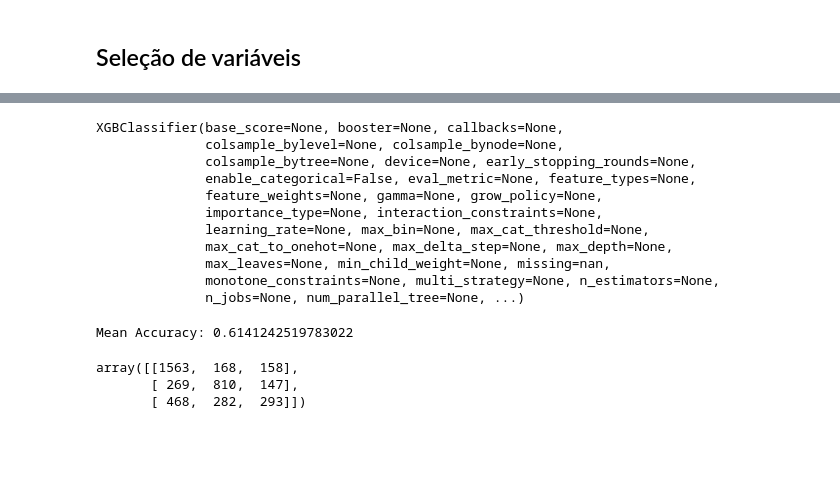
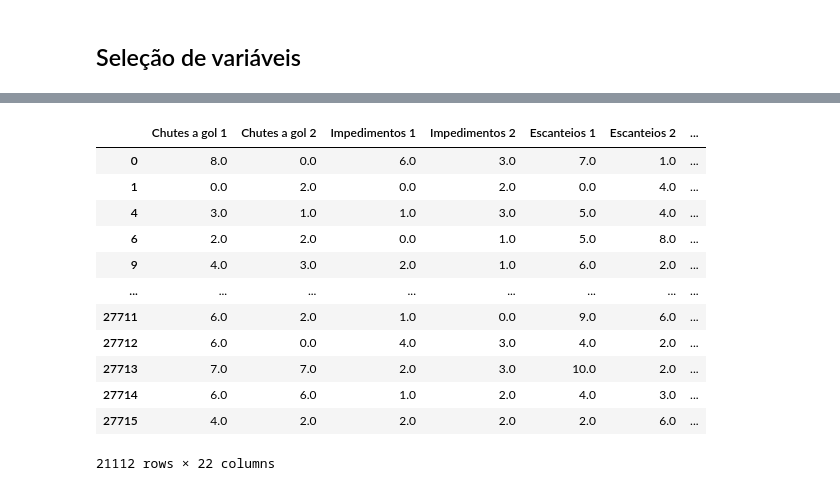
Before and after one commit to UFRJ-Analytica/PS-2025.1, a Jupyter notebook: draft.ipynb, the cells around one changed output, grey strips where cells are left out. Drawn from its saved outputs; the diff is of its cells as text; code cells hidden in the pictures; blank space fills up the shorter version.

```diff
--- a/draft.ipynb
+++ b/draft.ipynb
@@ -158,0 +433,2 @@ dtype: int64
+# %%
+oversample = 0
@@ -158,0 +444,16 @@ dtype: int64
+# %%
+if (not oversample ):
+    count_per_class = ace_df_encoded_cut.groupby('Resultado Time 1').size()
+
+    samples_threshold = min(ace_df_encoded_cut.groupby('Resultado Time 1').size())
+
+    for mat, count in count_per_class.items():
+        while count > samples_threshold:
+            # Pega índices das linhas no grupo 'mat' até atingir o limite
+            exceding_samples = ace_df_encoded_cut[ace_df_encoded_cut['Resultado Time 1'] == mat].sample(n=count - samples_threshold).index
+
+            # Faça o drop das linhas excedentes
+            ace_df_encoded_cut = ace_df_encoded_cut.drop(exceding_samples)
+
+            # Atualize a contagem para o grupo 'genre'
+            count = len(ace_df_encoded_cut[ace_df_encoded_cut['Resultado Time 1'] == mat])
@@ -159,40 +580,29 @@ dtype: int64
 # %%
-import pandas as pd
-from sklearn.model_selection import train_test_split
-from xgboost import XGBClassifier
-from sklearn.model_selection import cross_val_score
 
 # Split the data into training and testing sets
-X = ace_df_encoded.drop(['Resultado Time 1','Gols 1', 'Gols 2'], axis=1)
-y = ace_df_encoded['Resultado Time 1']
+# X = ace_df_encoded.drop(['Resultado Time 1','Gols 1', 'Gols 2'] + , axis=1)
+
+target_var1 = ['Gols 1']
+target_var2 = ['Gols 2']
+target_var3 = ['Resultado Time 1']
+
+X = ace_df_encoded_cut.drop(target_var1+target_var2+target_var3, axis=1)
+y = ace_df_encoded_cut[target_var3]
+
 X_train, X_test, y_train, y_test = train_test_split(X, y, test_size=0.15, random_state=42)
-# %%
-# Create and fit the XGBoost model
-model = XGBClassifier()
-model.fit(X_train, y_train)
-# %% [output]
-XGBClassifier(base_score=None, booster=None, callbacks=None,
-              colsample_bylevel=None, colsample_bynode=None,
-              colsample_bytree=None, device=None, early_stopping_rounds=None,
-              enable_categorical=False, eval_metric=None, feature_types=None,
-              feature_weights=None, gamma=None, grow_policy=None,
-              importance_type=None, interaction_constraints=None,
-              learning_rate=None, max_bin=None, max_cat_threshold=None,
-              max_cat_to_onehot=None, max_delta_step=None, max_depth=None,
-              max_leaves=None, min_child_weight=None, missing=nan,
-              monotone_constraints=None, multi_strategy=None, n_estimators=None,
-              n_jobs=None, num_parallel_tree=None, ...)
-# %%
-# Evaluate the model using cross-validation
-scores = cross_val_score(model, X, y, cv=5)
-mean_accuracy = scores.mean()
-
-print("Mean Accuracy:", mean_accuracy)
-# %% [output]
-Mean Accuracy: 0.6141242519783022
-# %%
-confusion_matrix
-# %% [output]
-array([[1563,  168,  158],
-       [ 269,  810,  147],
-       [ 468,  282,  293]])
+# %%
+X
+# %% [output]
+|  | Chutes a gol 1 | Chutes a gol 2 | Impedimentos 1 | Impedimentos 2 | Escanteios 1 | Escanteios 2 | ... |
+| 0 | 8.0 | 0.0 | 6.0 | 3.0 | 7.0 | 1.0 | ... |
+| 1 | 0.0 | 2.0 | 0.0 | 2.0 | 0.0 | 4.0 | ... |
+| 4 | 3.0 | 1.0 | 1.0 | 3.0 | 5.0 | 4.0 | ... |
+| 6 | 2.0 | 2.0 | 0.0 | 1.0 | 5.0 | 8.0 | ... |
+| 9 | 4.0 | 3.0 | 2.0 | 1.0 | 6.0 | 2.0 | ... |
+| ... | ... | ... | ... | ... | ... | ... | ... |
+| 27711 | 6.0 | 2.0 | 1.0 | 0.0 | 9.0 | 6.0 | ... |
+| 27712 | 6.0 | 0.0 | 4.0 | 3.0 | 4.0 | 2.0 | ... |
+| 27713 | 7.0 | 7.0 | 2.0 | 3.0 | 10.0 | 2.0 | ... |
+| 27714 | 6.0 | 6.0 | 1.0 | 2.0 | 4.0 | 3.0 | ... |
+| 27715 | 4.0 | 2.0 | 2.0 | 2.0 | 2.0 | 6.0 | ... |
+21112 rows × 22 columns
```
Also changed, not shown: parts of 62 cells of this notebook.
